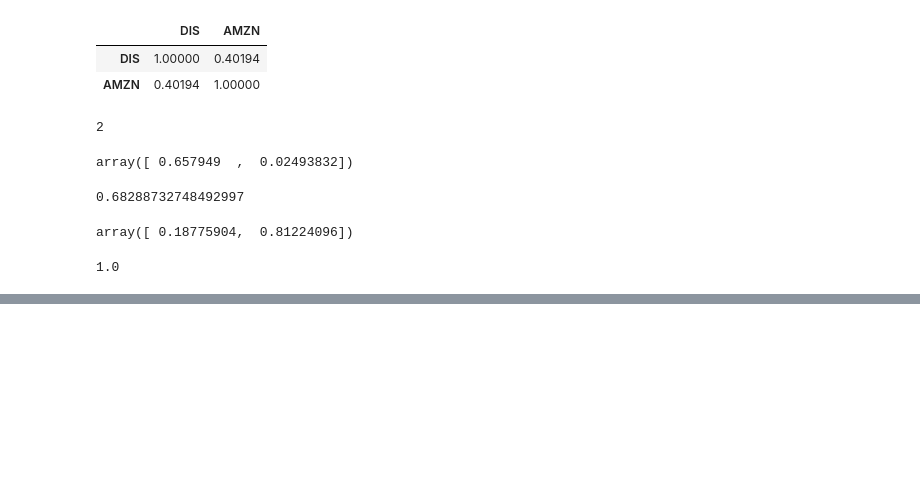
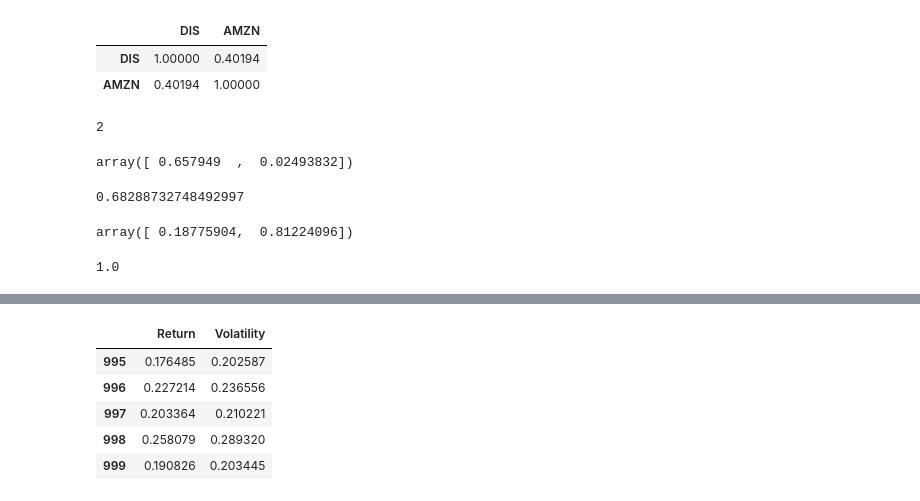
Before and after one commit to takuoyoneda/python-for-finance, a Jupyter notebook: python_for_finance/4 Markowitz Portfolio Optimization.ipynb, the cells around one changed output, grey strips where cells are left out. Saved outputs shown, nothing was run; the diff lists cells and outputs as text; code cells hidden in the pictures; blank space fills up the shorter version.

```diff
--- a/python_for_finance/4 Markowitz Portfolio Optimization.ipynb
+++ b/python_for_finance/4 Markowitz Portfolio Optimization.ipynb
@@ -72,0 +163,9 @@ weights[0] + weights[1]
+# %%
+portfolios.tail()
+# %% [output]
+|  | Return | Volatility |
+| 995 | 0.176485 | 0.202587 |
+| 996 | 0.227214 | 0.236556 |
+| 997 | 0.203364 | 0.210221 |
+| 998 | 0.258079 | 0.289320 |
+| 999 | 0.190826 | 0.203445 |
```
Also changed, not shown: parts of 11 cells of this notebook.
